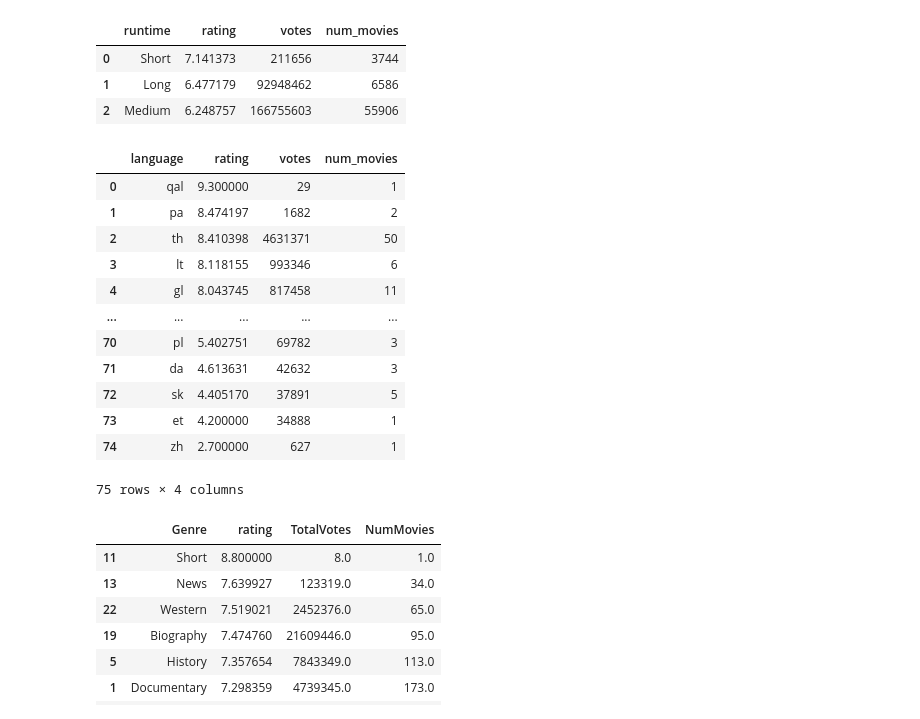
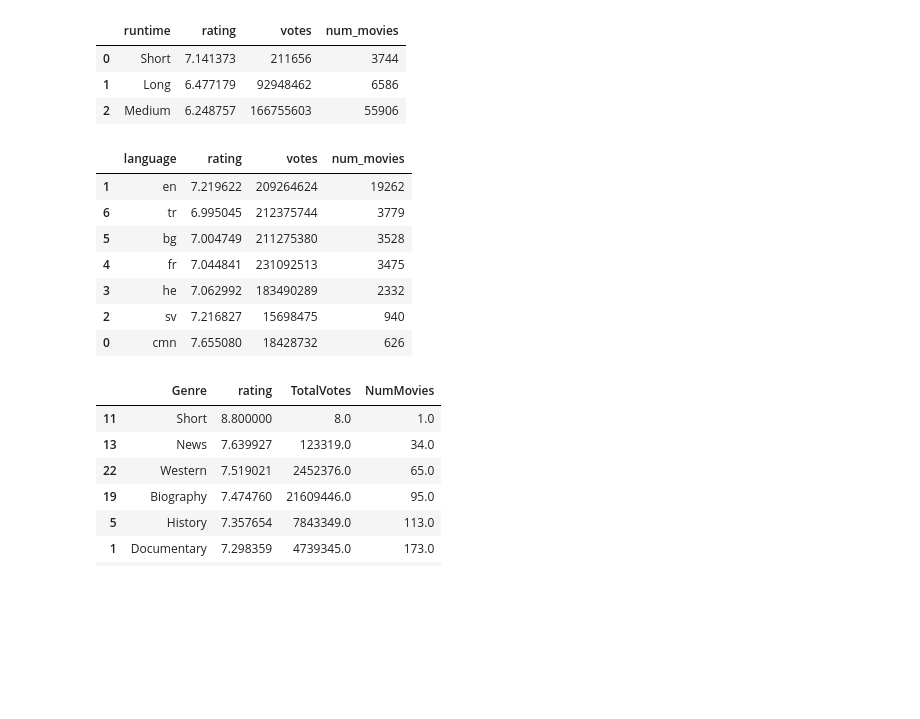
Before and after one commit to bluenets126/dsc-sql-summative-lab, a Jupyter notebook: SQLSummativeLab.ipynb, the cells around one changed output. Cells and saved outputs as stored; diff of their text form; code cells hidden in the pictures; blank space fills up the shorter version.

```diff
--- a/SQLSummativeLab.ipynb
+++ b/SQLSummativeLab.ipynb
@@ -619,27 +615,23 @@ runtime_split_df
 # %%
 query_language_rating = """SELECT language, (SUM(mr.averagerating * mr.numvotes) / SUM(numvotes)) as rating, SUM(numvotes) as votes, COUNT(movie_id) as num_movies
                             FROM movie_akas JOIN movie_ratings mr USING (movie_id)
                             WHERE language != 'None'
                             GROUP BY language
+                            HAVING num_movies>500
                             ORDER BY rating DESC;
                             """
 
 language_rating_df = pd.read_sql(query_language_rating, conn4)
-language_rating_df
+language_rating_df.sort_values(by='num_movies', ascending=False)
 # %% [output]
 |  | language | rating | votes | num_movies |
-| 0 | qal | 9.300000 | 29 | 1 |
-| 1 | pa | 8.474197 | 1682 | 2 |
-| 2 | th | 8.410398 | 4631371 | 50 |
-| 3 | lt | 8.118155 | 993346 | 6 |
-| 4 | gl | 8.043745 | 817458 | 11 |
-| ... | ... | ... | ... | ... |
-| 70 | pl | 5.402751 | 69782 | 3 |
-| 71 | da | 4.613631 | 42632 | 3 |
-| 72 | sk | 4.405170 | 37891 | 5 |
-| 73 | et | 4.200000 | 34888 | 1 |
-| 74 | zh | 2.700000 | 627 | 1 |
+| 1 | en | 7.219622 | 209264624 | 19262 |
+| 6 | tr | 6.995045 | 212375744 | 3779 |
+| 5 | bg | 7.004749 | 211275380 | 3528 |
+| 4 | fr | 7.044841 | 231092513 | 3475 |
+| 3 | he | 7.062992 | 183490289 | 2332 |
+| 2 | sv | 7.216827 | 15698475 | 940 |
+| 0 | cmn | 7.655080 | 18428732 | 626 |
-75 rows × 4 columns
 # %%
 #Get Genre data
 query_genre = """
```
Also changed, not shown: parts of 10 cells of this notebook.
